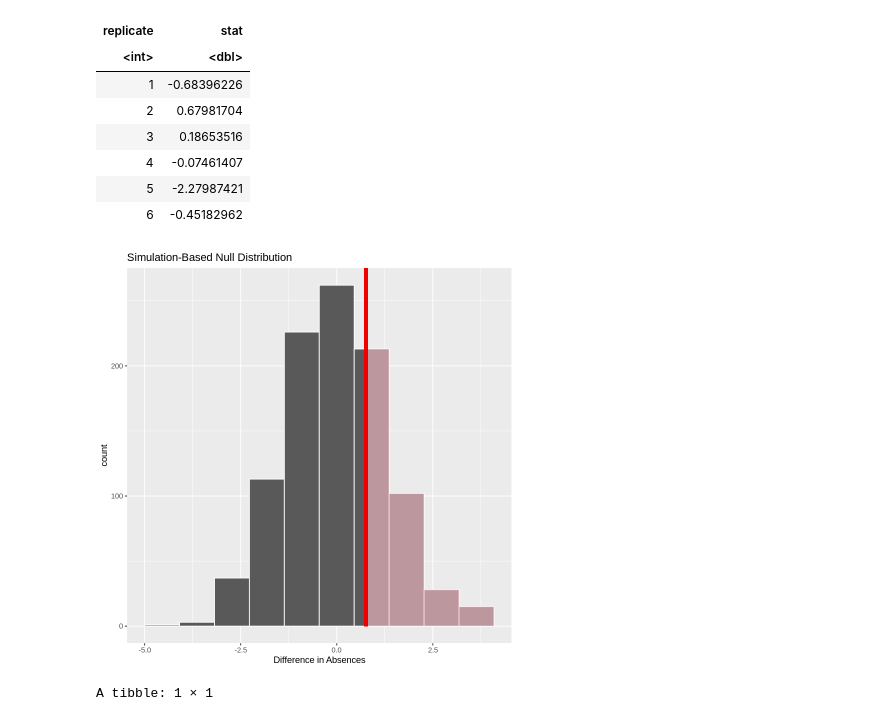
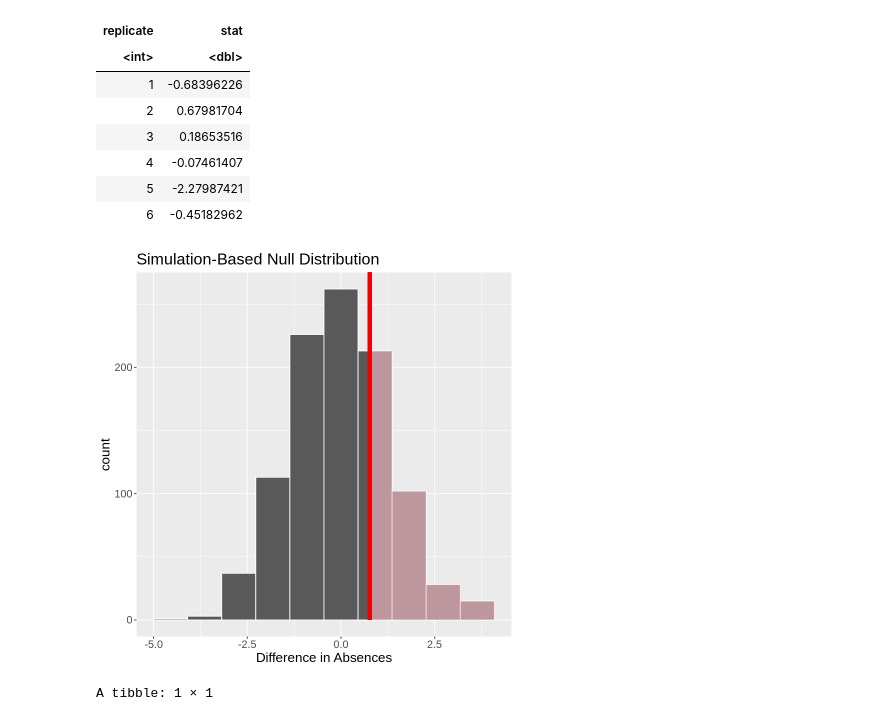
Before and after one commit to aaaaanniez/AlcoholAffect, a Jupyter notebook: Final_Report.ipynb, the cells around one changed output. Cells and saved outputs as stored; diff of their text form; code cells hidden in the pictures.

```diff
--- a/Final_Report.ipynb
+++ b/Final_Report.ipynb
@@ -249,12 +249,13 @@ A infer: 6 × 2
 # %%
 # Plot the result of the hypothesis test to visualize with 10 bins, put a vertical bar for the observed test statistic obs_diff_in_medians, and shade the tail(s).
 diff_in_means_plot <- null_diff_in_means %>%
    visualize(bins=10) +
    shade_p_value(obs_stat = obs_diff_in_means, direction = "right") +
-   xlab("Difference in Absences")
+   xlab("Difference in Absences") +
+    theme(text = element_text(size = 16))
 diff_in_means_plot
 # %% [output]
-[figure, old version]
+[figure, new version]
 # %%
 #Calculate the p-value
 p_value <- null_diff_in_means %>%
```
Also changed, not shown: parts of 4 cells of this notebook.
